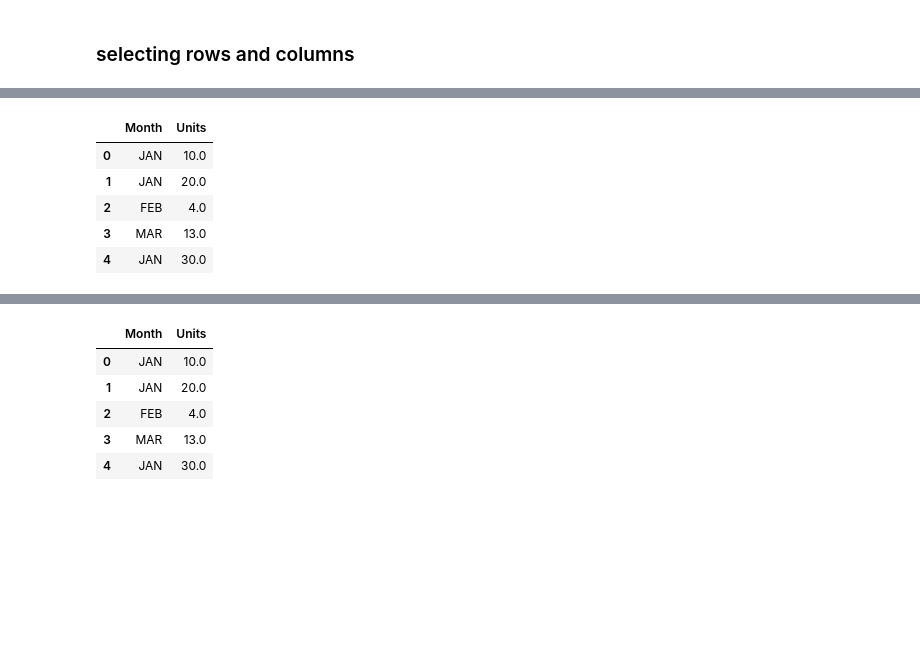
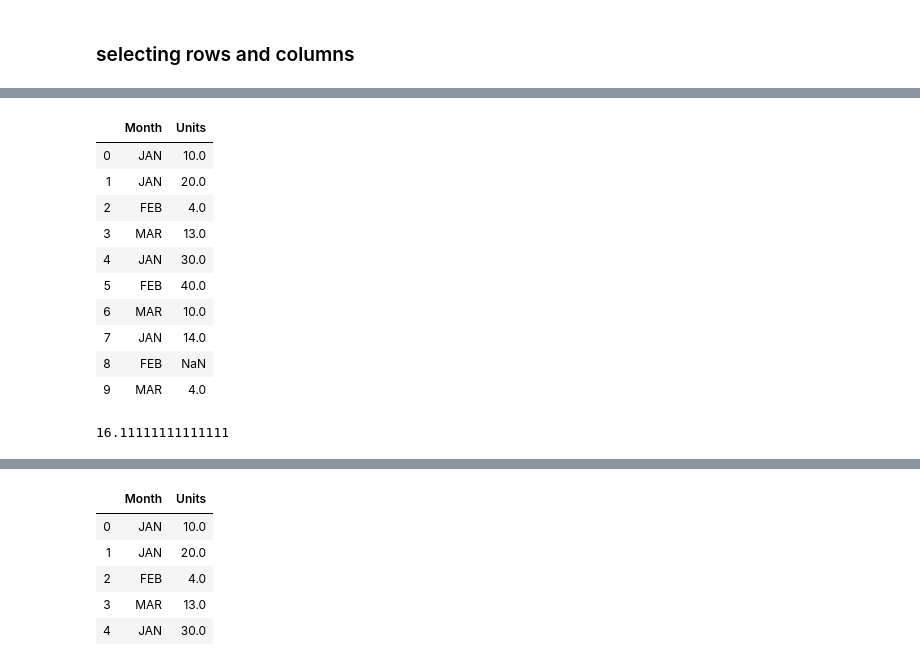
Before and after one commit to srikanthpragada/DS_06_JAN_2020, a Jupyter notebook: sales.ipynb, the cells around one changed output, grey strips where cells are left out. Drawn from its saved outputs; the diff is of its cells as text; code cells hidden in the pictures; blank space fills up the shorter version.

```diff
--- a/sales.ipynb
+++ b/sales.ipynb
@@ -56,9 +84,18 @@ sales.describe(include="all")
 # %%
-sales[['Month','Units']][:5]
+sales[['Month','Units']]
 # %% [output]
 |  | Month | Units |
 | 0 | JAN | 10.0 |
 | 1 | JAN | 20.0 |
 | 2 | FEB | 4.0 |
 | 3 | MAR | 13.0 |
 | 4 | JAN | 30.0 |
+| 5 | FEB | 40.0 |
+| 6 | MAR | 10.0 |
+| 7 | JAN | 14.0 |
+| 8 | FEB | NaN |
+| 9 | MAR | 4.0 |
+# %%
+sales.Units.mean()
+# %% [output]
+16.11111111111111
```
Also changed, not shown: parts of 30 cells of this notebook, 2 other files.
